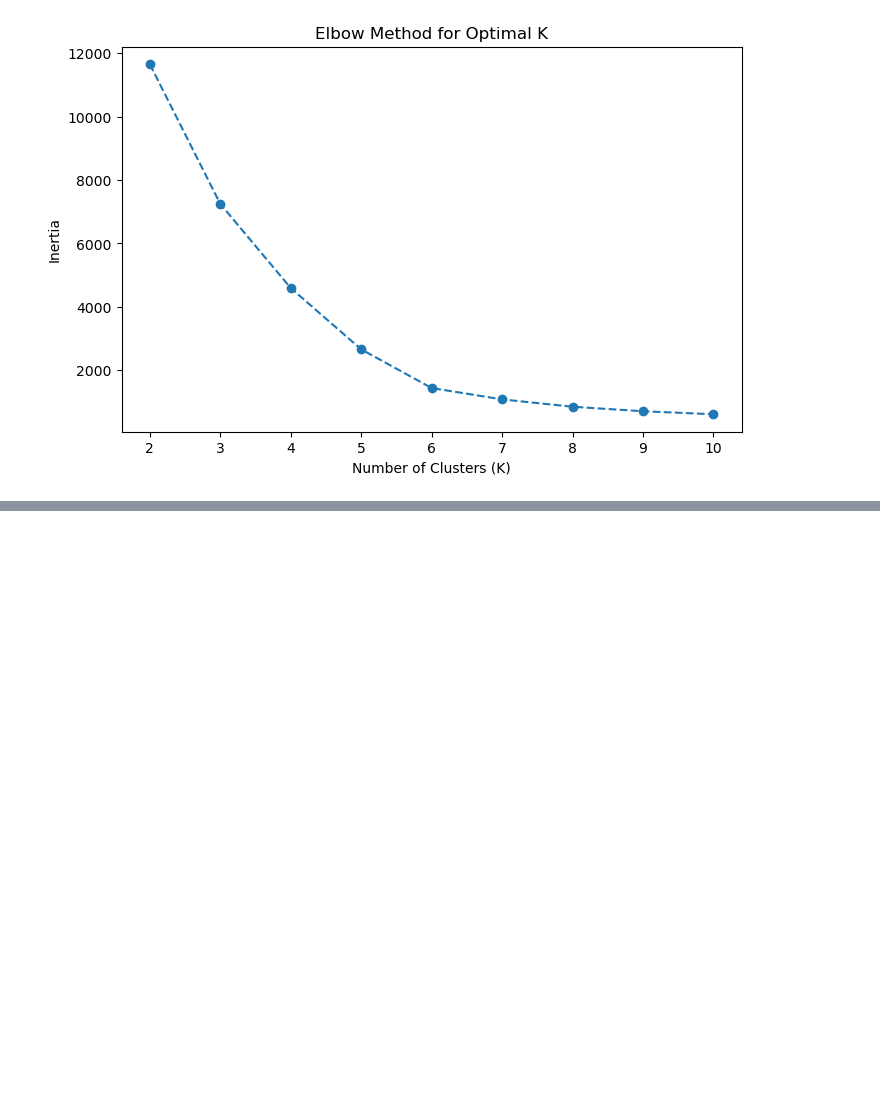
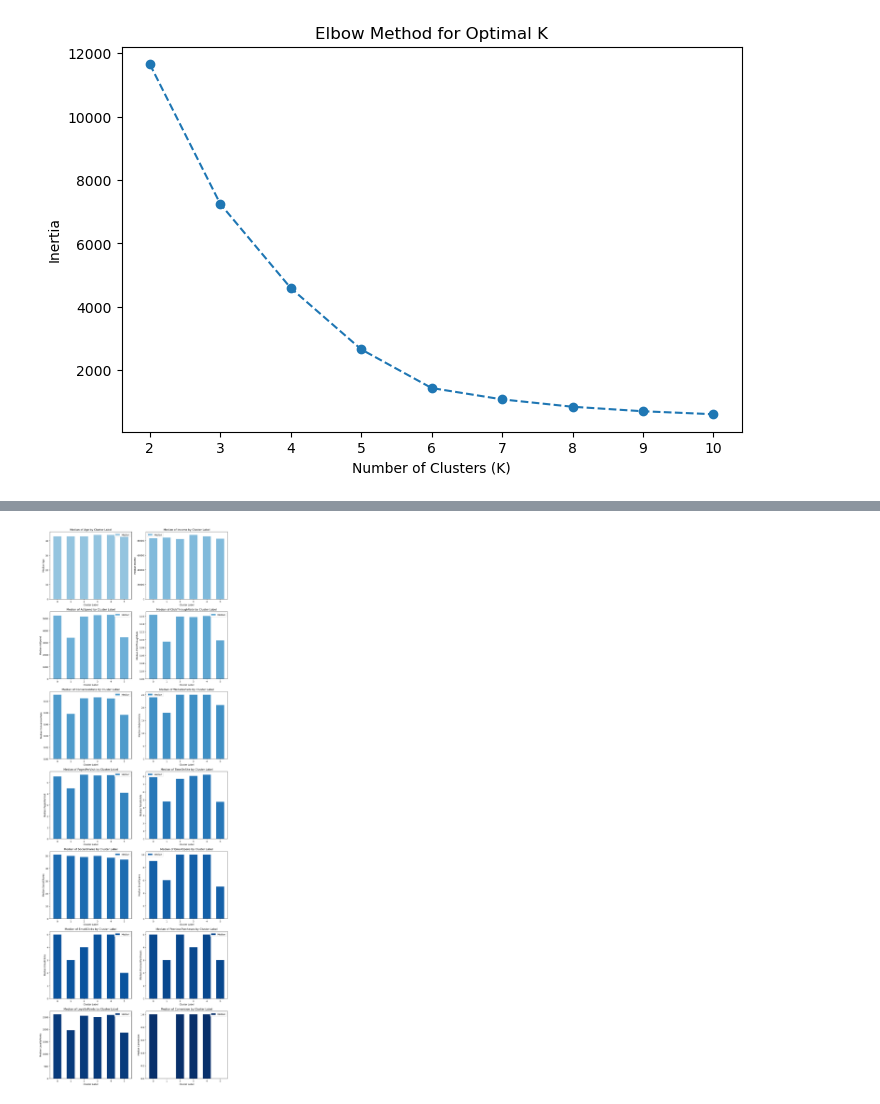
Before and after one commit to H6WU6R/DSA3101-Group-4, a Jupyter notebook: Notebooks/Segmentation_0322.ipynb, the cells around one changed output, grey strips where cells are left out. Cells and saved outputs as stored; diff of their text form; code cells hidden in the pictures; blank space fills up the shorter version.

```diff
--- a/Notebooks/Segmentation_0322.ipynb
+++ b/Notebooks/Segmentation_0322.ipynb
@@ -627,0 +649,40 @@ df_original.to_csv("segments_withid.csv", index=False)
+# %%
+
+# Define the columns you want to plot (only numerical columns, excluding 'Cluster_Label' and 'CustomerID')
+numerical_columns = check_num.select_dtypes(include='number').columns
+
+# Exclude 'Cluster_Label' and 'CustomerID' from the list of columns to be plotted
+numerical_columns = [col for col in numerical_columns if col not in ['Cluster_Label', 'CustomerID']]
+
+# Calculate the number of rows needed (2 columns per row)
+num_rows = np.ceil(len(numerical_columns) / 2).astype(int)
+
+# Set up the figure and axes (2 plots per row)
+fig, axes = plt.subplots(nrows=num_rows, ncols=2, figsize=(12, num_rows * 5))
+
+# Flatten the axes array to easily loop through
+axes = axes.flatten()
+
+# Set up a color map for contrasting colors for median bars
+median_colors = plt.cm.Blues(np.linspace(0.4, 1, len(numerical_columns)))  # Blue shades for Median
+
+# Loop through numerical columns to plot
+for i, column in enumerate(numerical_columns):
+    # Calculate median per Cluster_Label
+    median_by_cluster = check_num.groupby('Cluster_Label')[column].median()
+
+    # Plot the median bars with contrasting blue color
+    median_by_cluster.plot(kind='bar', color=median_colors[i], ax=axes[i], width=0.6, label='Median')
+
+    # Set titles and labels
+    axes[i].set_title(f'Median of {column} by Cluster Label', fontsize=12)
+    axes[i].set_xlabel('Cluster Label', fontsize=10)
+    axes[i].set_ylabel(f'Median {column}', fontsize=10)
+    axes[i].tick_params(axis='x', rotation=0)
+    axes[i].legend()
+
+# Adjust layout to prevent overlap
+plt.tight_layout()
+plt.show()
+# %% [output]
+[figure, added]
```
Also changed, not shown: parts of 16 cells of this notebook, 4 other files.
